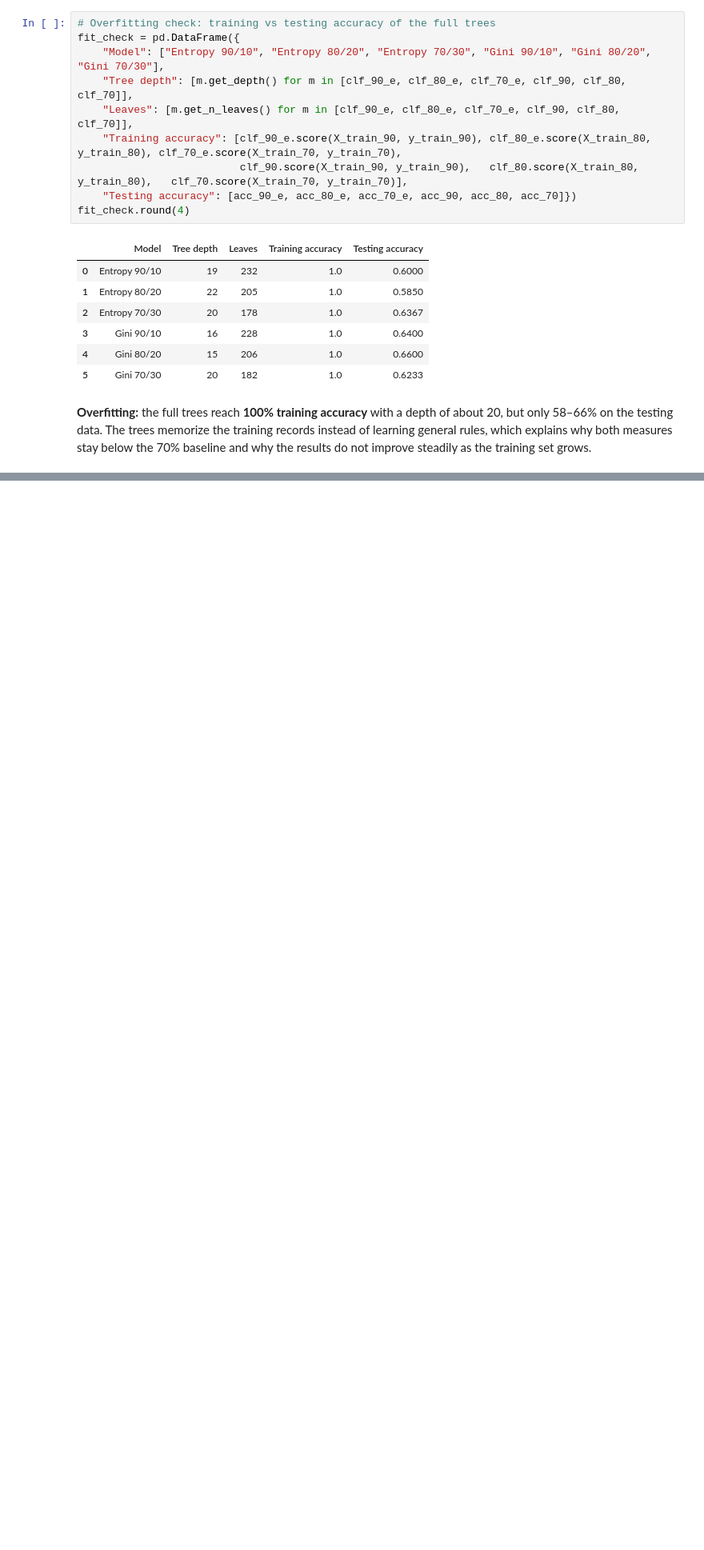
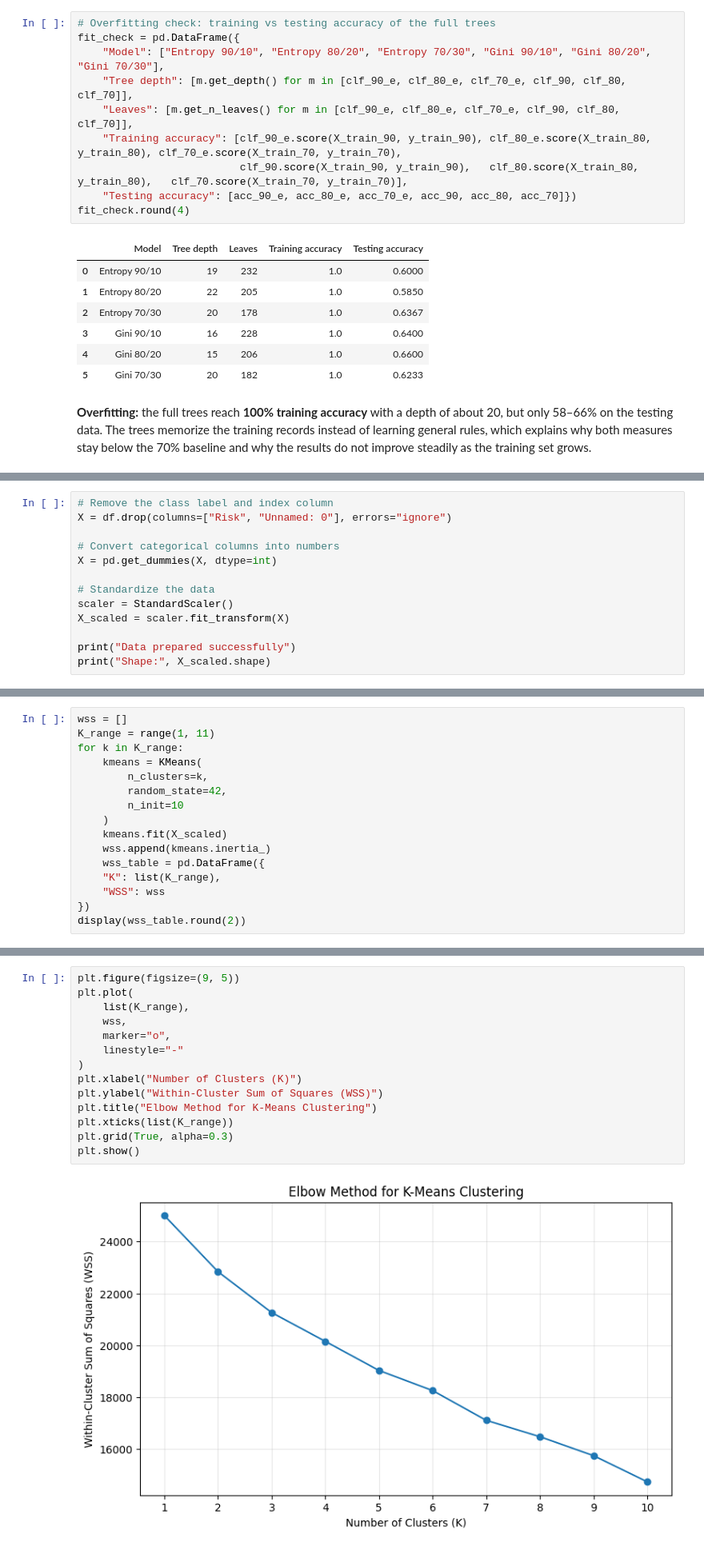
Before and after one commit to saraalmazroa/-IT326-DataMining-Project-, a Jupyter notebook: Phase3.ipynb, the cells around one changed output, grey strips where cells are left out. Shown at 80% size. Saved outputs shown, nothing was run; the diff lists cells and outputs as text; blank space fills up the shorter version.

```diff
--- a/Phase3.ipynb
+++ b/Phase3.ipynb
@@ -748,0 +610,13 @@ K = 4
+# %%
+# Remove the class label and index column
+X = df.drop(columns=["Risk", "Unnamed: 0"], errors="ignore")
+
+# Convert categorical columns into numbers
+X = pd.get_dummies(X, dtype=int)
+
+# Standardize the data
+scaler = StandardScaler()
+X_scaled = scaler.fit_transform(X)
+
+print("Data prepared successfully")
+print("Shape:", X_scaled.shape)
@@ -785,0 +628,16 @@ Best K by majority rule: K = 2
+# %%
+wss = []
+K_range = range(1, 11)
+for k in K_range:
+    kmeans = KMeans(
+        n_clusters=k,
+        random_state=42,
+        n_init=10
+    )
+    kmeans.fit(X_scaled)
+    wss.append(kmeans.inertia_)
+    wss_table = pd.DataFrame({
+    "K": list(K_range),
+    "WSS": wss
+})
+display(wss_table.round(2))
@@ -785,0 +658,16 @@ Best K by majority rule: K = 2
+# %%
+plt.figure(figsize=(9, 5))
+plt.plot(
+    list(K_range),
+    wss,
+    marker="o",
+    linestyle="-"
+)
+plt.xlabel("Number of Clusters (K)")
+plt.ylabel("Within-Cluster Sum of Squares (WSS)")
+plt.title("Elbow Method for K-Means Clustering")
+plt.xticks(list(K_range))
+plt.grid(True, alpha=0.3)
+plt.show()
+# %% [output]
+[figure, added]
```
Also changed, not shown: parts of 26 cells of this notebook.
